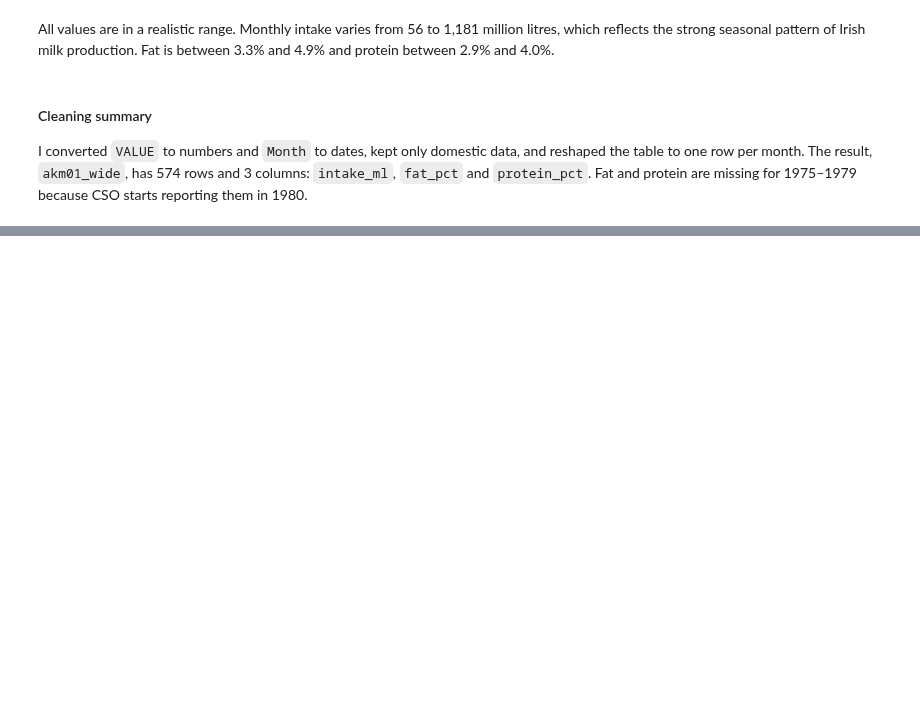
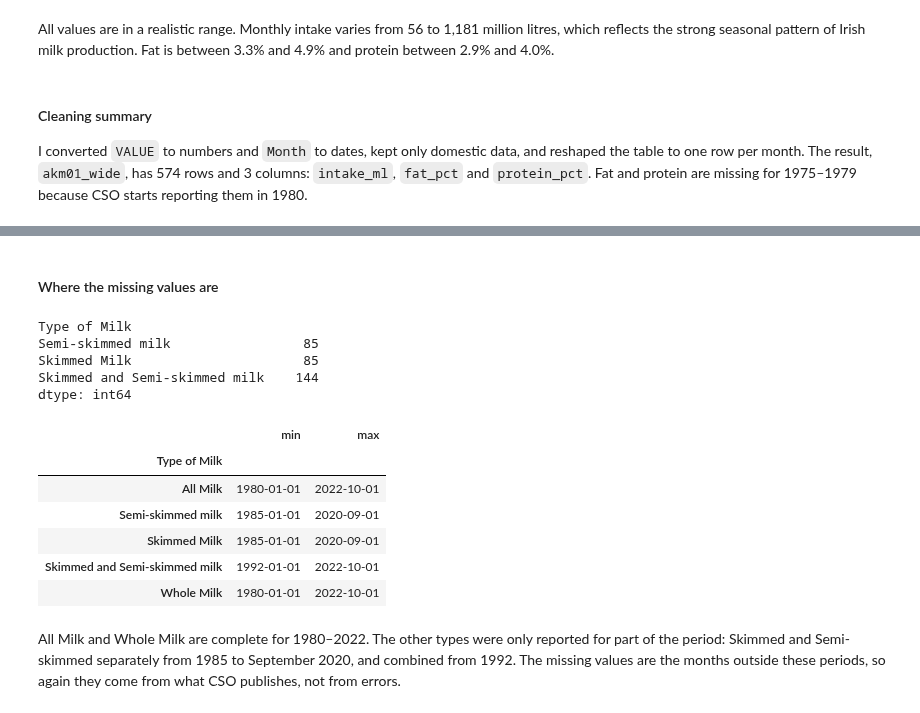
Before and after one commit to temulenbd/irish-dairy-analysis, a Jupyter notebook: notebooks/1_data_preparation.ipynb, the cells around one changed output, grey strips where cells are left out. Drawn from its saved outputs; the diff is of its cells as text; code cells hidden in the pictures; blank space fills up the shorter version.

```diff
--- a/notebooks/1_data_preparation.ipynb
+++ b/notebooks/1_data_preparation.ipynb
@@ -349,0 +472,7 @@ I converted `VALUE` to numbers and `Month` to dates, kept only domestic data, an
+# %%
+# Convert VALUE to numbers in a separate variable (akm02 is not changed)
+# Anything that can't be converted becomes NaN
+vals2 = pd.to_numeric(akm02["VALUE"], errors="coerce")
+
+# Count missing values after the conversion
+vals2.isna().sum()
@@ -349,0 +501,28 @@ I converted `VALUE` to numbers and `Month` to dates, kept only domestic data, an
+# %% [markdown]
+#### Where the missing values are
+# %%
+# Count missing values for each milk type
+akm02[vals2.isna()].groupby("Type of Milk").size()
+# %% [output]
+Type of Milk
+Semi-skimmed milk                 85
+Skimmed Milk                      85
+Skimmed and Semi-skimmed milk    144
+dtype: int64
+# %%
+# Convert the Month text to real dates
+dates2 = pd.to_datetime(akm02["Month"], format="%Y %B")
+
+# First and last month with data for each milk type
+with_data2 = akm02[vals2.notna()].assign(date=dates2)
+with_data2.groupby("Type of Milk")["date"].agg(["min", "max"])
+# %% [output]
+|  | min | max |
+| Type of Milk |  |  |
+| All Milk | 1980-01-01 | 2022-10-01 |
+| Semi-skimmed milk | 1985-01-01 | 2020-09-01 |
+| Skimmed Milk | 1985-01-01 | 2020-09-01 |
+| Skimmed and Semi-skimmed milk | 1992-01-01 | 2022-10-01 |
+| Whole Milk | 1980-01-01 | 2022-10-01 |
+# %% [markdown]
+All Milk and Whole Milk are complete for 1980–2022. The other types were only reported for part of the period: Skimmed and Semi-skimmed separately from 1985 to September 2020, and combined from 1992. The missing values are the months outside these periods, so again they come from what CSO publishes, not from errors.
```
Also changed, not shown: parts of 24 cells of this notebook.
